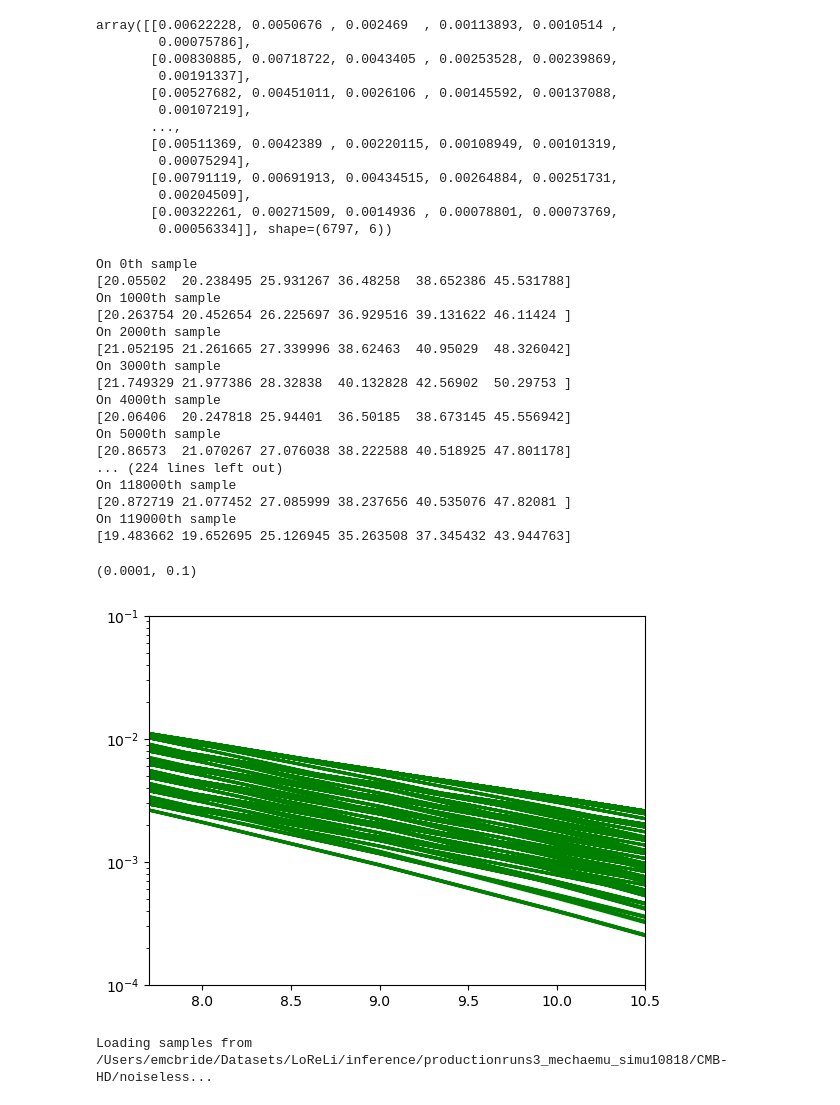
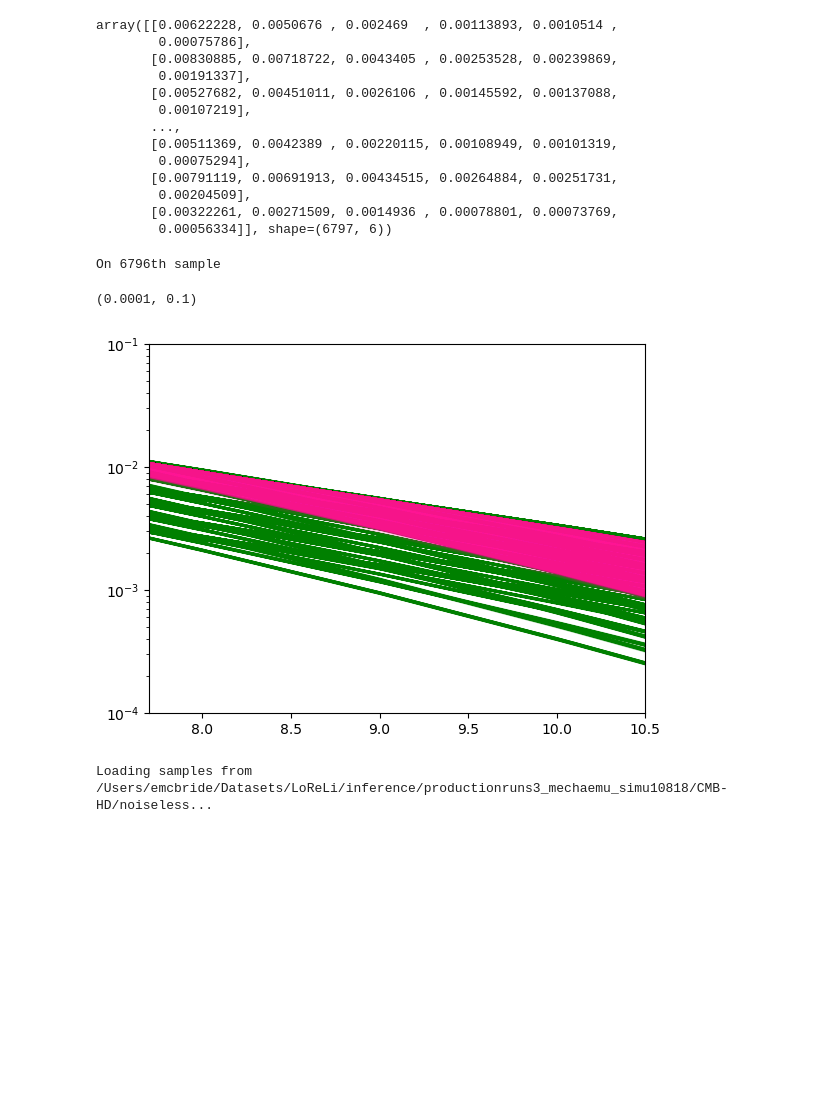
Before and after one commit to lisaleemcb/alfred, a Jupyter notebook: notebooks/mcmc_analysis_biases.ipynb, the cells around one changed output. Cells and saved outputs as stored; diff of their text form; code cells hidden in the pictures; blank space fills up the shorter version.

```diff
--- a/notebooks/mcmc_analysis_biases.ipynb
+++ b/notebooks/mcmc_analysis_biases.ipynb
@@ -175,3 +256,4 @@ normed_bias.shape
 # %%
+s, l = utils.load_samples(f"{base_dir}/inference/productionruns3_mechaemu_simu10818/CMB-HD/noiseless/")
 s2, l2 = utils.load_samples(f"{base_dir}/inference/productionruns3_mechaemu_simu10818_10emus/CMB-HD/noiseless/")
 # %% [output]
@@ -206,13 +290,18 @@ fidbias2 = (np.mean(s[:,:-1], axis=0) - df.loc['10818'].to_numpy()[2:]) / np.std
 [ax[i,-1].axvline(np.mean(np.abs(fidbias2)), color='gold', alpha=.35) for i in range(2)]
 
 for i in range(3):
-    ax[0,i].hist(np.asarray(normed_bias)[:,i], density=False, bins=20)
-    sns.kdeplot(np.asarray(normed_bias)[:,i], ax=ax[1,i], bw_adjust=0.5)
+    ax[0,i].hist(np.asarray(normed_bias)[:,i], density=False, bins=10)
+    sns.kdeplot(np.asarray(normed_bias)[:,i], ax=ax[1,i], bw_adjust=1.0)
+    ax[0,i].hist(np.asarray(normed_bias2)[:,i], density=False, bins=10)
+    sns.kdeplot(np.asarray(normed_bias2)[:,i], ax=ax[1,i], bw_adjust=1.0)
     # ax[0,i].hist(np.asarray(normed2)[:,i], density=True)
     # sns.kdeplot(np.asarray(normed2)[:,i], ax=ax[1,i])
 
-ax[0,3].hist(np.mean(np.abs(normed_bias), axis=1), density=True, bins=20)
-sns.kdeplot(np.mean(np.abs(normed_bias), axis=1), ax=ax[1,3], bw_adjust=0.5)
+ax[0,3].hist(np.mean(np.abs(normed_bias), axis=1), density=True, bins=10)
+sns.kdeplot(np.mean(np.abs(normed_bias), axis=1), ax=ax[1,3], bw_adjust=1.0)
+
+ax[0,3].hist(np.mean(np.abs(normed_bias2), axis=1), density=True, bins=10)
+sns.kdeplot(np.mean(np.abs(normed_bias2), axis=1), ax=ax[1,3], bw_adjust=1.0)
 
 # ax[0,0].set_xlim(-3.5,3.5)
 from matplotlib.ticker import LinearLocator, MultipleLocator
@@ -430,59 +523,38 @@ z_interp = np.array([7.7, 8.0, 9.0, 10.0, 10.1, 10.5])
 
 dataset = np.zeros((len(df), len(z_interp)))
 features = np.zeros((len(df), 5))
 
 all_SFR = []
 all_z  = []
 for i, sn in enumerate(df.index):
    #ax.semilogy(all_z[i],all_SFR[i], color='green', alpha=.01)
     filename = f"simu{sn}_diagnostics.dat"
     path = os.path.join(directory, filename)
     fdata = np.genfromtxt(path).T
 
     SFR_interp = np.interp(z_interp, fdata[0][::-1], fdata[4][::-1])
 
     dataset[i] = SFR_interp
     features[i] = df.loc[sn].to_numpy()
 
     ax.semilogy(z_interp, SFR_interp, color='green', alpha=.2)
 
 emu = {'scalerX': nn.scalerX,
        'scalerY': nn.scalerY,
        'model': nn.model}
 
-for i, p in enumerate(s[:,-1]):
-    if i % 1000 != 0:
-        continue
+print(f"On {i}th sample")
+params = fill(s[:-1], df.loc[config.sn].to_dict(), df.columns[2:])
 
-    print(f"On {i}th sample")
-    params = cp.deepcopy(df.loc[config.sn].to_numpy())
-    params[2:] = p
-    print(emulator.kemu(params, **emu))
-    ax.semilogy(z_interp, emulator.kemu(params, **emu), color='deeppink', alpha=.1)
+ax.semilogy(z_interp, emulator.kemu(params, **emu).T, color='deeppink', alpha=.1)
 
 # ax.set_xlim(5.0, 20.0)
 ax.set_xlim(z_interp.min(), z_interp.max())
 ax.set_ylim(10e-5, 10e-2)
 # %% [output]
-On 0th sample
-[20.05502  20.238495 25.931267 36.48258  38.652386 45.531788]
-On 1000th sample
-[20.263754 20.452654 26.225697 36.929516 39.131622 46.11424 ]
-On 2000th sample
-[21.052195 21.261665 27.339996 38.62463  40.95029  48.326042]
-On 3000th sample
-[21.749329 21.977386 28.32838  40.132828 42.56902  50.29753 ]
-On 4000th sample
-[20.06406  20.247818 25.94401  36.50185  38.673145 45.556942]
-On 5000th sample
-[20.86573  21.070267 27.076038 38.222588 40.518925 47.801178]
-... (224 lines left out)
-On 118000th sample
-[20.872719 21.077452 27.085999 38.237656 40.535076 47.82081 ]
-On 119000th sample
-[19.483662 19.652695 25.126945 35.263508 37.345432 43.944763]
+On 6796th sample
 (0.0001, 0.1)
-[figure, old version]
+[figure, new version]
 # %%
 s,l = utils.load_samples(f"/Users/emcbride/Datasets/LoReLi/inference/productionruns3_mechaemu_simu10818/CMB-HD/noiseless")
 # %% [output]
```
Also changed, not shown: parts of 9 cells of this notebook, 4 other files.
